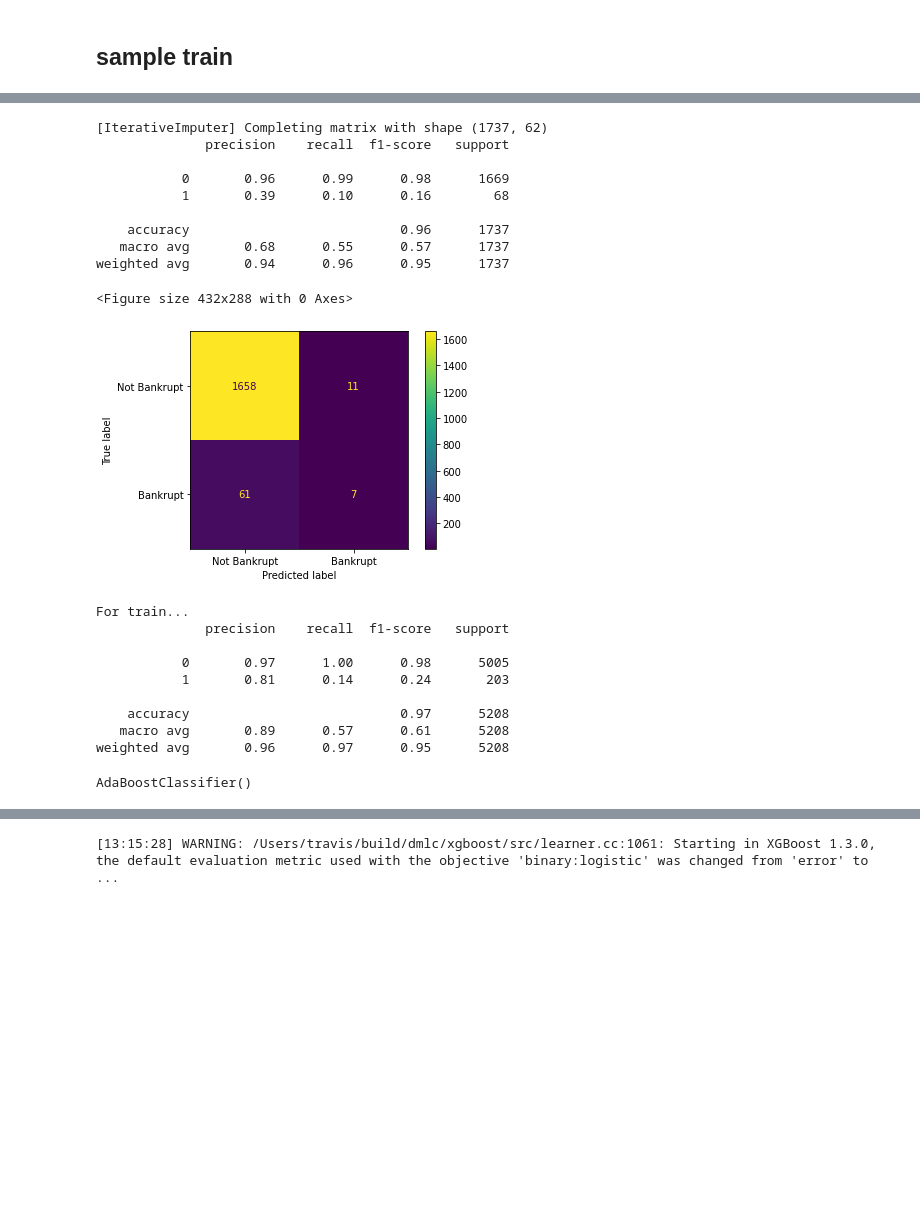
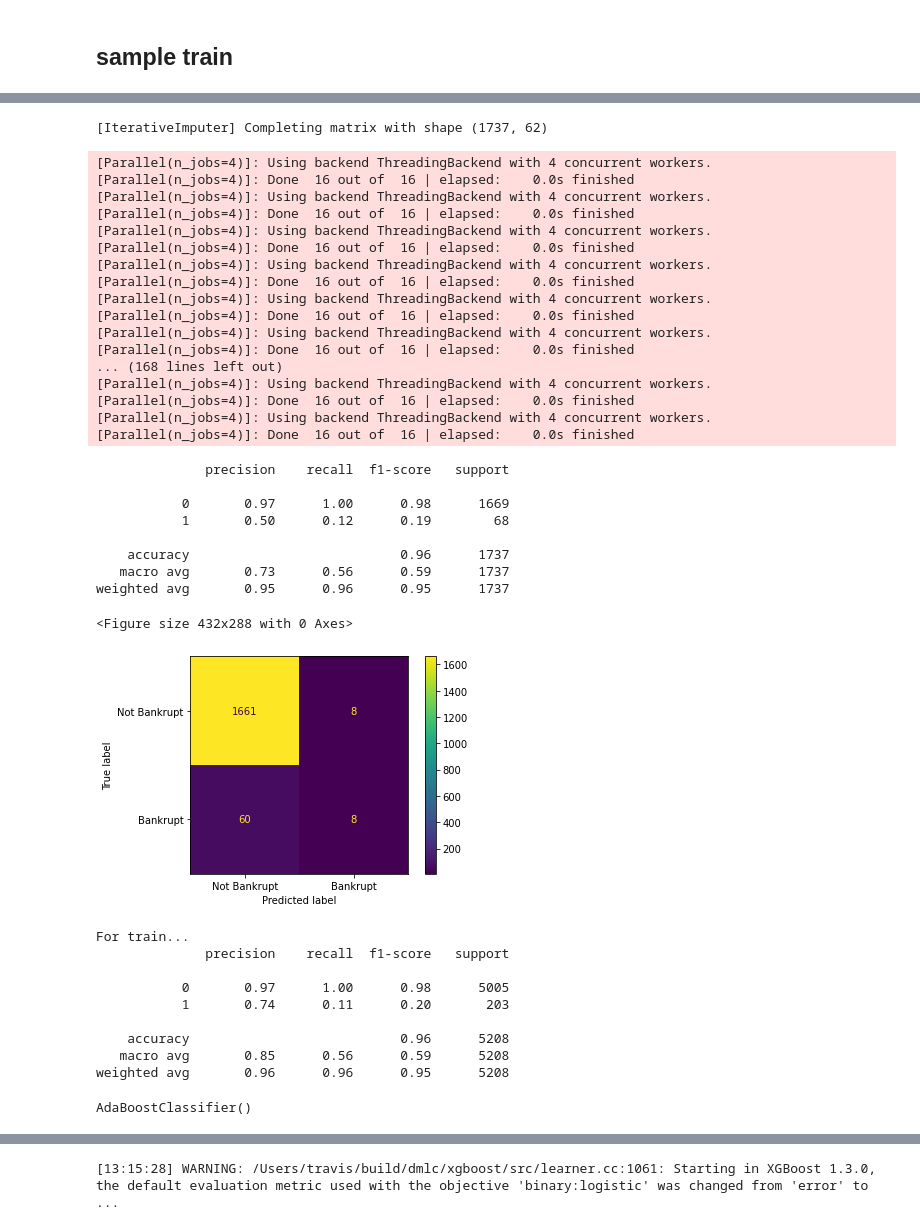
Before and after one commit to cb3101/bankruptcy_prediction, a Jupyter notebook: analysis/RE: missing_vals.ipynb, the cells around one changed output, grey strips where cells are left out. Drawn from its saved outputs; the diff is of its cells as text; code cells hidden in the pictures; blank space fills up the shorter version.

```diff
--- a/analysis/RE: missing_vals.ipynb
+++ b/analysis/RE: missing_vals.ipynb
@@ -451,31 +503,48 @@ DecisionTreeClassifier()
 # %%
 from sklearn.ensemble import AdaBoostClassifier
 from sklearn.tree import DecisionTreeClassifier
 
 ada = AdaBoostClassifier()
-build_model(ada,X_train_imp,Y_train,None,None,X_test,Y_test,impute_test=True,imputer=knn_imp)
+build_model(ada,X_train_imp,Y_train,None,None,X_test,Y_test,impute_test=True,imputer=missf,scaler=scaler)
 # %% [output]
 [IterativeImputer] Completing matrix with shape (1737, 62)
-              precision    recall  f1-score   support
-
-           0       0.96      0.99      0.98      1669
-           1       0.39      0.10      0.16        68
-
-    accuracy                           0.96      1737
-   macro avg       0.68      0.55      0.57      1737
-weighted avg       0.94      0.96      0.95      1737
-<Figure size 432x288 with 0 Axes>
+[Parallel(n_jobs=4)]: Using backend ThreadingBackend with 4 concurrent workers.
+[Parallel(n_jobs=4)]: Done  16 out of  16 | elapsed:    0.0s finished
+[Parallel(n_jobs=4)]: Using backend ThreadingBackend with 4 concurrent workers.
+[Parallel(n_jobs=4)]: Done  16 out of  16 | elapsed:    0.0s finished
+[Parallel(n_jobs=4)]: Using backend ThreadingBackend with 4 concurrent workers.
+[Parallel(n_jobs=4)]: Done  16 out of  16 | elapsed:    0.0s finished
+[Parallel(n_jobs=4)]: Using backend ThreadingBackend with 4 concurrent workers.
+[Parallel(n_jobs=4)]: Done  16 out of  16 | elapsed:    0.0s finished
+[Parallel(n_jobs=4)]: Using backend ThreadingBackend with 4 concurrent workers.
+[Parallel(n_jobs=4)]: Done  16 out of  16 | elapsed:    0.0s finished
+[Parallel(n_jobs=4)]: Using backend ThreadingBackend with 4 concurrent workers.
+[Parallel(n_jobs=4)]: Done  16 out of  16 | elapsed:    0.0s finished
+... (168 lines left out)
+[Parallel(n_jobs=4)]: Using backend ThreadingBackend with 4 concurrent workers.
+[Parallel(n_jobs=4)]: Done  16 out of  16 | elapsed:    0.0s finished
+[Parallel(n_jobs=4)]: Using backend ThreadingBackend with 4 concurrent workers.
+[Parallel(n_jobs=4)]: Done  16 out of  16 | elapsed:    0.0s finished
-[figure]
-For train...
               precision    recall  f1-score   support
 
-           0       0.97      1.00      0.98      5005
-           1       0.81      0.14      0.24       203
+           0       0.97      1.00      0.98      1669
+           1       0.50      0.12      0.19        68
 
-    accuracy                           0.97      5208
-   macro avg       0.89      0.57      0.61      5208
-weighted avg       0.96      0.97      0.95      5208
+    accuracy                           0.96      1737
+   macro avg       0.73      0.56      0.59      1737
+weighted avg       0.95      0.96      0.95      1737
-AdaBoostClassifier()
+<Figure size 432x288 with 0 Axes>
+[figure]
+For train...
+              precision    recall  f1-score   support
+
+           0       0.97      1.00      0.98      5005
+           1       0.74      0.11      0.20       203
+
+    accuracy                           0.96      5208
+   macro avg       0.85      0.56      0.59      5208
+weighted avg       0.96      0.96      0.95      5208
+AdaBoostClassifier()
 # %%
 from xgboost import XGBClassifier
 
```
Also changed, not shown: parts of 19 cells of this notebook.
